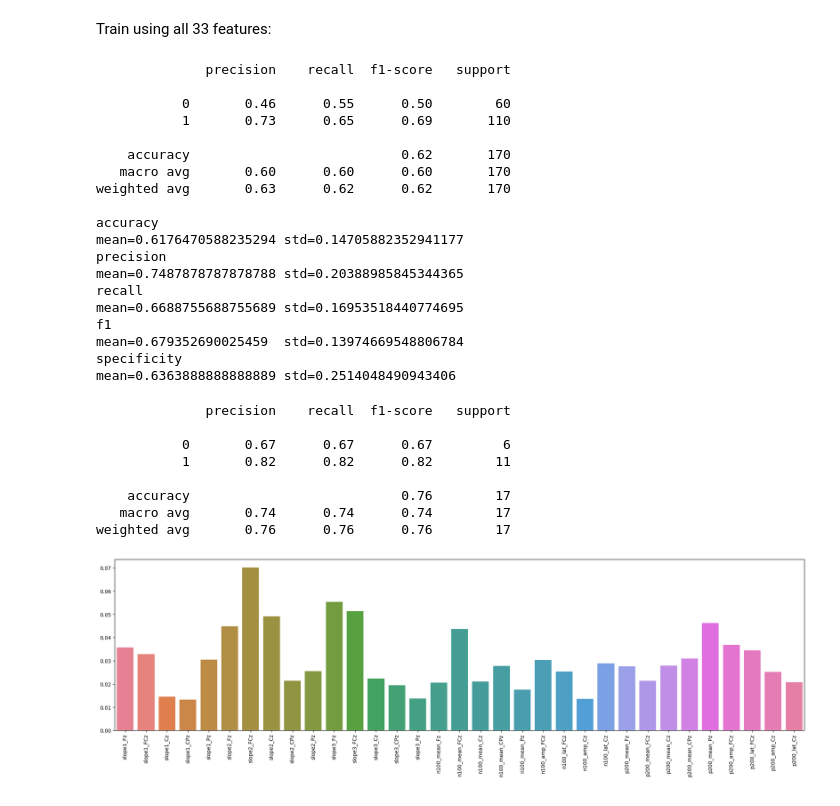
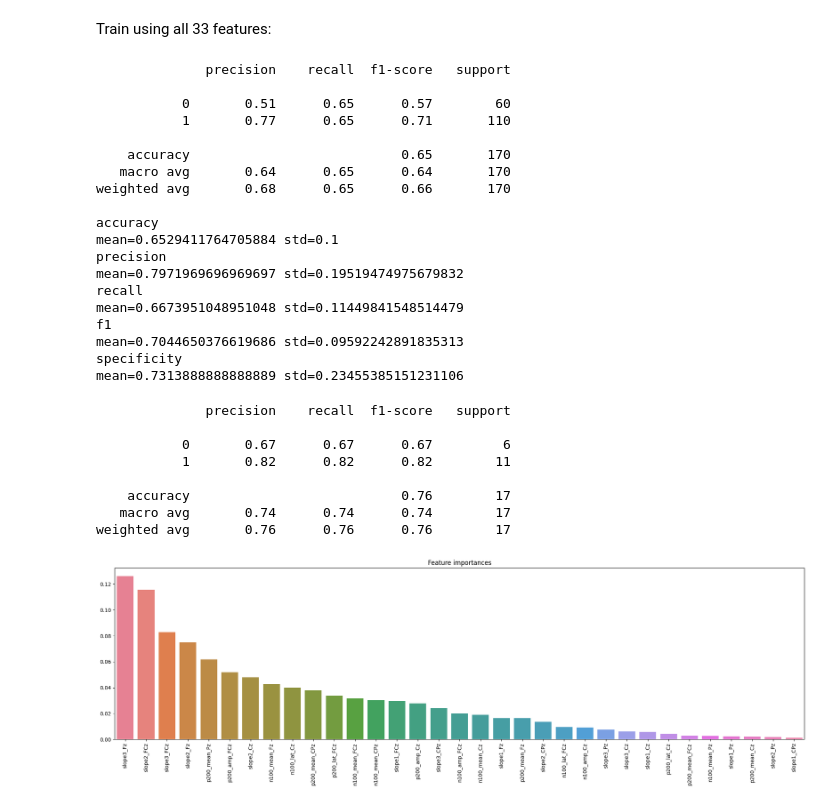
Before and after one commit to Fl0k3n/neuro-proj, a Jupyter notebook: Schizo_RandomForest.ipynb, the cells around one changed output. Drawn from its saved outputs; the diff is of its cells as text; code cells hidden in the pictures.

```diff
--- a/Schizo_RandomForest.ipynb
+++ b/Schizo_RandomForest.ipynb
@@ -138,7 +109,7 @@ memory usage: 91.1+ MB
 fig, axs = plt.subplots(2, 2, figsize=(10, 8))
 fig.suptitle(f'Averaged EEG Data (FCz)')
 
-subjects = list(df['subject'].unique()[:4])
+subjects = list(df[df['group'] == 0 ]['subject'].unique()[:2]) + list(df[df['group'] == 1 ]['subject'].unique()[:2])
 for ax in axs.flat:
   subject = subjects[0]
   subjects = subjects[1:]
@@ -165,7 +136,7 @@ df = df.groupby(['subject', 'time_ms', 'group'], as_index=False)[electrodes].mea
 fig, axs = plt.subplots(2, 2, figsize=(10, 8))
 fig.suptitle(f'Grand Averaged EEG Data (FCz)')
 
-subjects = list(df['subject'].unique()[:4])
+subjects = list(df[df['group'] == 0 ]['subject'].unique()[:2]) + list(df[df['group'] == 1 ]['subject'].unique()[:2])
 for ax in axs.flat:
   subject = subjects.pop(0)
 
@@ -557,27 +520,27 @@ Train using all 33 features:
 # %%
 X, Y, idx, feature_names = create_rf_features()
 # %%
-test_pred_pairs = evaluate(X, Y, 10, min_features_to_select=33)
+test_pred_pairs = evaluate(X, Y, 10, min_features_to_select=24)
 # %% [output]
               precision    recall  f1-score   support
 
-           0       0.46      0.55      0.50        60
-           1       0.73      0.65      0.69       110
+           0       0.51      0.65      0.57        60
+           1       0.77      0.65      0.71       110
 
-    accuracy                           0.62       170
-   macro avg       0.60      0.60      0.60       170
-weighted avg       0.63      0.62      0.62       170
+    accuracy                           0.65       170
+   macro avg       0.64      0.65      0.64       170
+weighted avg       0.68      0.65      0.66       170
 
 accuracy
-mean=0.6176470588235294 std=0.14705882352941177
+mean=0.6529411764705884 std=0.1
 precision
-mean=0.7487878787878788 std=0.20388985845344365
+mean=0.7971969696969697 std=0.19519474975679832
 recall
-mean=0.6688755688755689 std=0.16953518440774695
+mean=0.6673951048951048 std=0.11449841548514479
 f1
-mean=0.679352690025459  std=0.13974669548806784
+mean=0.7044650376619686 std=0.09592242891835313
 specificity
-mean=0.6363888888888889 std=0.2514048490943406
+mean=0.7313888888888889 std=0.23455385151231106
 # %%
 seed_42_results = test_pred_pairs[2]
 print(classification_report(*seed_42_results))
@@ -591,10 +554,13 @@ print(classification_report(*seed_42_results))
    macro avg       0.74      0.74      0.74        17
 weighted avg       0.76      0.76      0.76        17
 # %%
-clf = RandomForestClassifier(n_estimators=100).fit(X, Y)
+clf = RandomForestClassifier(n_estimators=100, max_depth=2, max_features=15).fit(X, Y)
 plt.figure(figsize=(24, 6))
-sns.barplot(pd.DataFrame(clf.feature_importances_.reshape(1, -1), columns=feature_names))
+sorted_feature_importances, sorted_feature_names = zip(*sorted(zip(clf.feature_importances_, feature_names), key=lambda x: x[0], reverse=True))
+df = pd.DataFrame(np.array(sorted_feature_importances).reshape(1, -1), columns=sorted_feature_names)
+sns.barplot(df)
 plt.xticks(rotation=90)
+plt.title("Feature importances")
 plt.show()
 # %% [output]
-[figure, old version]
+[figure, new version]
```
Also changed, not shown: parts of 15 cells of this notebook, 8 other files.
